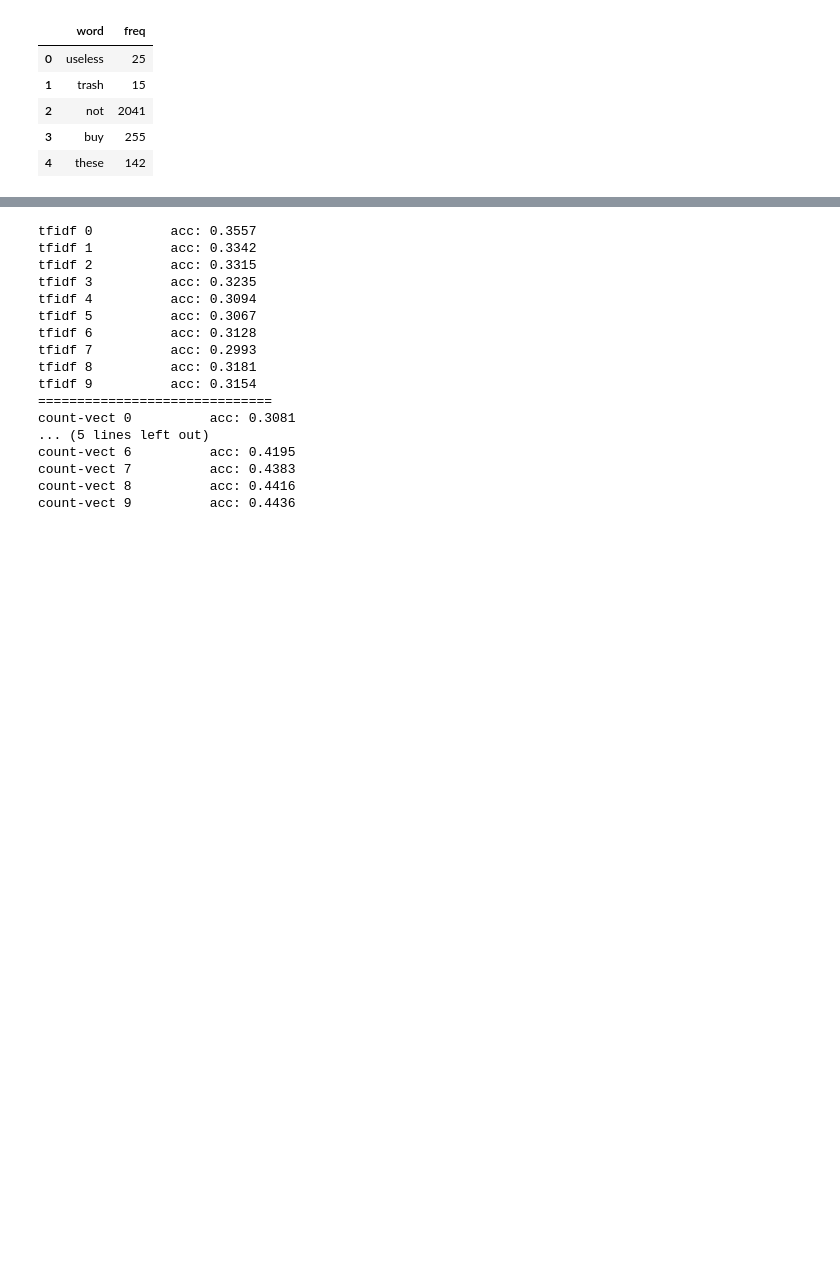
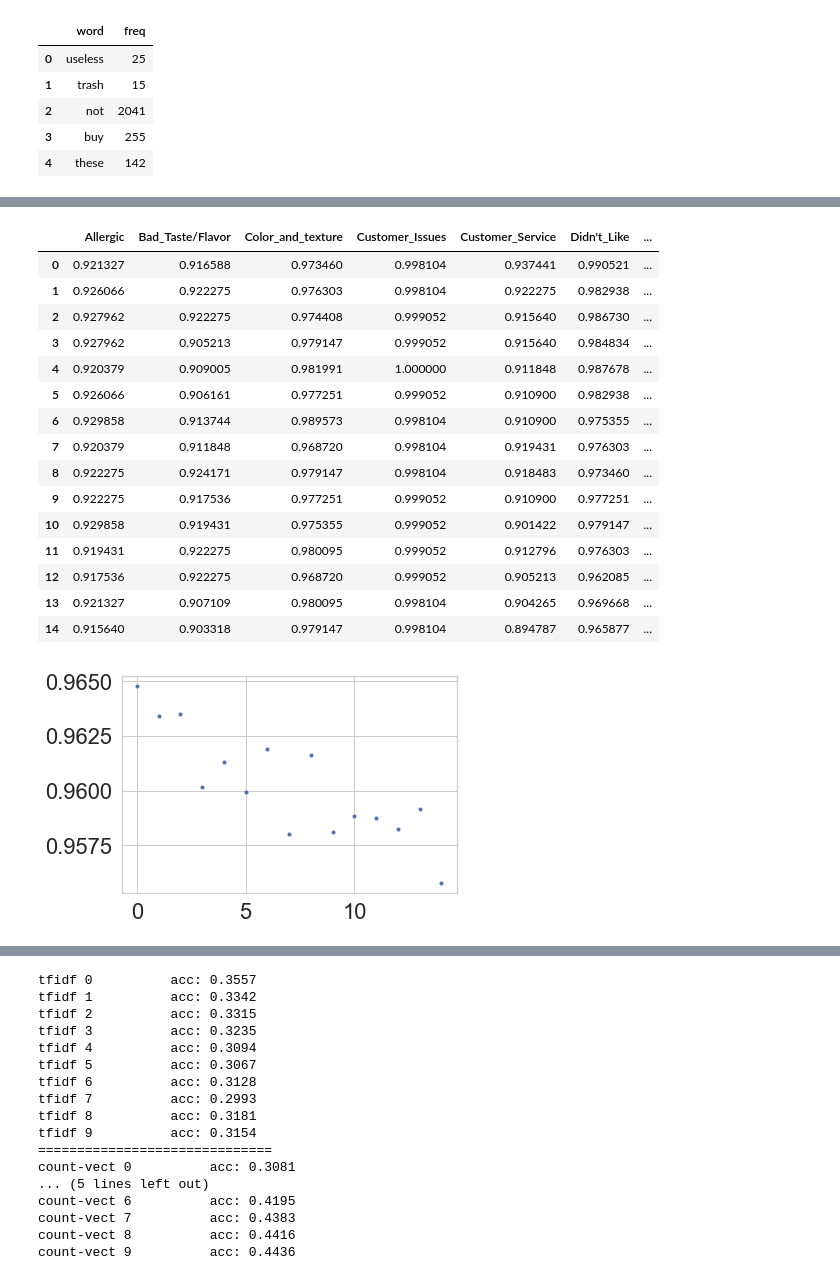
Before and after one commit to ankishb/ml-projects, a Jupyter notebook: amazon-ml/classical-model-4.ipynb, the cells around one changed output, grey strips where cells are left out. Saved outputs shown, nothing was run; the diff lists cells and outputs as text; code cells hidden in the pictures; blank space fills up the shorter version.

```diff
--- a/amazon-ml/classical-model-4.ipynb
+++ b/amazon-ml/classical-model-4.ipynb
@@ -336,10 +417,3 @@ def get_tfidf_feature(df, col_name, min_df=3, analyzer='word', stopwords='englis
     df_new =  tfv.transform(df[col_name].values.ravel())
 
     return df_new
-# %%
-count_vect_text = []
-for ngram in [1,2,3,4,5,6,7,8,9,10,11,12,13,14,15]:
-#     if ngram < 11 : continue
-    cvect = get_count_vectorizer(df, 'text', ngram)
-    print(cvect.shape)
-    count_vect_text.append(cvect)
@@ -394,0 +770,50 @@ count-vect 14         acc: 0.4470
+# %%
+from sklearn.linear_model import LogisticRegression
+from sklearn.model_selection import train_test_split
+
+
+acc_table = []
+clf = LogisticRegression(penalty='l2', dual=False,
+    C=0.1, fit_intercept=True, intercept_scaling=1, class_weight='balanced',
+    random_state=1234, max_iter=100, multi_class='warn', verbose=0, n_jobs=-1)
+
+for i, data in enumerate(cvect_text_store):
+    train_  = data[:train1.shape[0]]
+    target_ = l_table[:train1.shape[0]]
+
+    accs = []
+    for cls in target_.columns:
+
+        X_train, X_test, Y_train, Y_test = train_test_split(
+            train_, target_[cls],
+            stratify=target_[cls],
+            test_size=0.25
+        )
+        clf.fit(X_train, Y_train)
+        score = clf.score(X_test, Y_test)
+#         print('tfidf {:<25} acc: {:.4f}'.format(cls, score))
+        accs.append(score)
+    acc_table.append(accs)
+
+# acc_table.columns = l_table.columns
+acc_table = pd.DataFrame(data=acc_table, columns=l_table.columns)
+plt.plot(acc_table.apply(lambda x: np.mean(x), axis=1), '.')
+acc_table
+# %% [output]
+|  | Allergic | Bad_Taste/Flavor | Color_and_texture | Customer_Issues | Customer_Service | Didn't_Like | ... |
+| 0 | 0.921327 | 0.916588 | 0.973460 | 0.998104 | 0.937441 | 0.990521 | ... |
+| 1 | 0.926066 | 0.922275 | 0.976303 | 0.998104 | 0.922275 | 0.982938 | ... |
+| 2 | 0.927962 | 0.922275 | 0.974408 | 0.999052 | 0.915640 | 0.986730 | ... |
+| 3 | 0.927962 | 0.905213 | 0.979147 | 0.999052 | 0.915640 | 0.984834 | ... |
+| 4 | 0.920379 | 0.909005 | 0.981991 | 1.000000 | 0.911848 | 0.987678 | ... |
+| 5 | 0.926066 | 0.906161 | 0.977251 | 0.999052 | 0.910900 | 0.982938 | ... |
+| 6 | 0.929858 | 0.913744 | 0.989573 | 0.998104 | 0.910900 | 0.975355 | ... |
+| 7 | 0.920379 | 0.911848 | 0.968720 | 0.998104 | 0.919431 | 0.976303 | ... |
+| 8 | 0.922275 | 0.924171 | 0.979147 | 0.998104 | 0.918483 | 0.973460 | ... |
+| 9 | 0.922275 | 0.917536 | 0.977251 | 0.999052 | 0.910900 | 0.977251 | ... |
+| 10 | 0.929858 | 0.919431 | 0.975355 | 0.999052 | 0.901422 | 0.979147 | ... |
+| 11 | 0.919431 | 0.922275 | 0.980095 | 0.999052 | 0.912796 | 0.976303 | ... |
+| 12 | 0.917536 | 0.922275 | 0.968720 | 0.999052 | 0.905213 | 0.962085 | ... |
+| 13 | 0.921327 | 0.907109 | 0.980095 | 0.998104 | 0.904265 | 0.969668 | ... |
+| 14 | 0.915640 | 0.903318 | 0.979147 | 0.998104 | 0.894787 | 0.965877 | ... |
+[figure, added]
```
Also changed, not shown: parts of 60 cells of this notebook, 20 other files.
